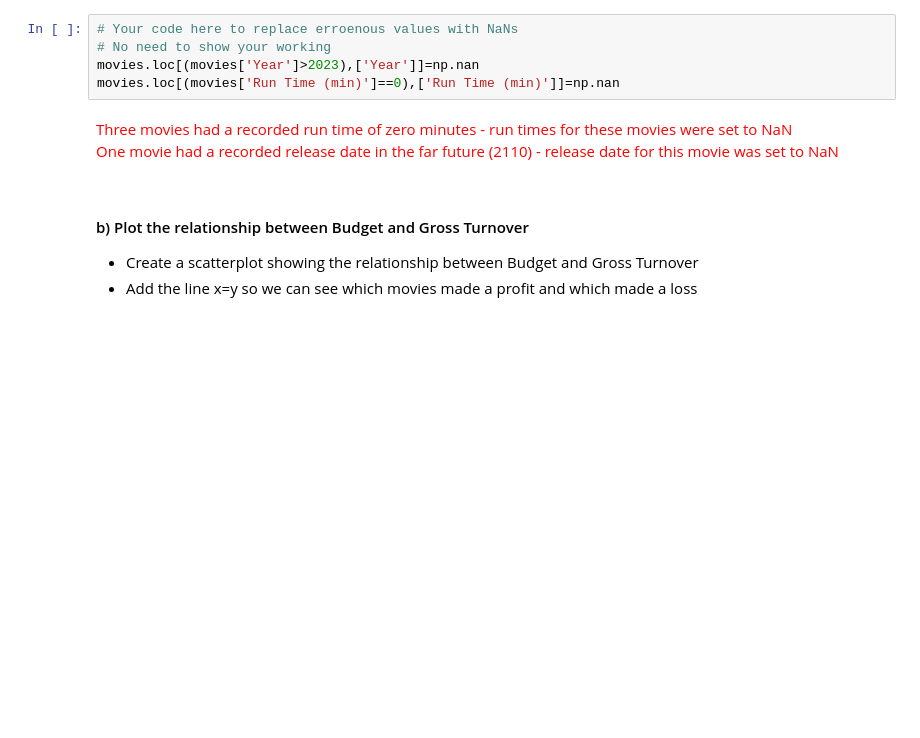
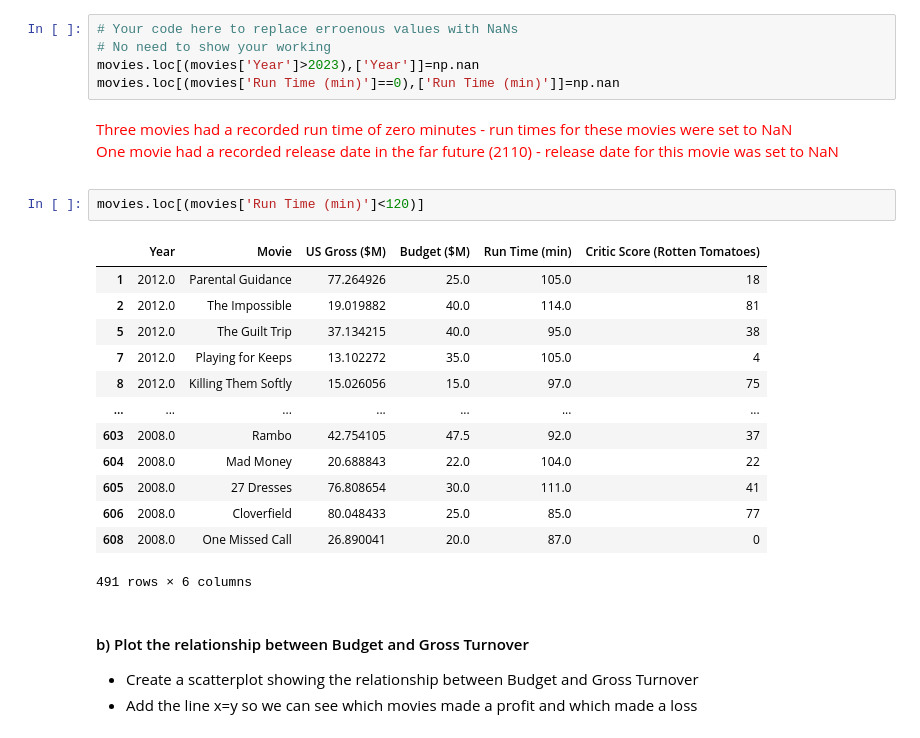
Before and after one commit to jillxoreilly/StatsCourseBook, a Jupyter notebook: _build/jupyter_execute/RottenTomatoes_answers.ipynb, the cells around one changed output. Cells and saved outputs as stored; diff of their text form; blank space fills up the shorter version.

```diff
--- a/_build/jupyter_execute/RottenTomatoes_answers.ipynb
+++ b/_build/jupyter_execute/RottenTomatoes_answers.ipynb
@@ -69,6 +69,22 @@ Three movies had a recorded run time of zero minutes - run times for these movie
 
 One movie had a recorded release date in the far future (2110) - release date for this movie was set to NaN
 </font>
+# %%
+movies.loc[(movies['Run Time (min)']<120)]
+# %% [output]
+|  | Year | Movie | US Gross ($M) | Budget ($M) | Run Time (min) | Critic Score (Rotten Tomatoes) |
+| 1 | 2012.0 | Parental Guidance | 77.264926 | 25.0 | 105.0 | 18 |
+| 2 | 2012.0 | The Impossible | 19.019882 | 40.0 | 114.0 | 81 |
+| 5 | 2012.0 | The Guilt Trip | 37.134215 | 40.0 | 95.0 | 38 |
+| 7 | 2012.0 | Playing for Keeps | 13.102272 | 35.0 | 105.0 | 4 |
+| 8 | 2012.0 | Killing Them Softly | 15.026056 | 15.0 | 97.0 | 75 |
+| ... | ... | ... | ... | ... | ... | ... |
+| 603 | 2008.0 | Rambo | 42.754105 | 47.5 | 92.0 | 37 |
+| 604 | 2008.0 | Mad Money | 20.688843 | 22.0 | 104.0 | 22 |
+| 605 | 2008.0 | 27 Dresses | 76.808654 | 30.0 | 111.0 | 41 |
+| 606 | 2008.0 | Cloverfield | 80.048433 | 25.0 | 85.0 | 77 |
+| 608 | 2008.0 | One Missed Call | 26.890041 | 20.0 | 87.0 | 0 |
+491 rows × 6 columns
 # %% [markdown]
 #### b) Plot the relationship between Budget and Gross Turnover
 
```
Also changed, not shown: parts of 2 cells of this notebook, 19 other files.
